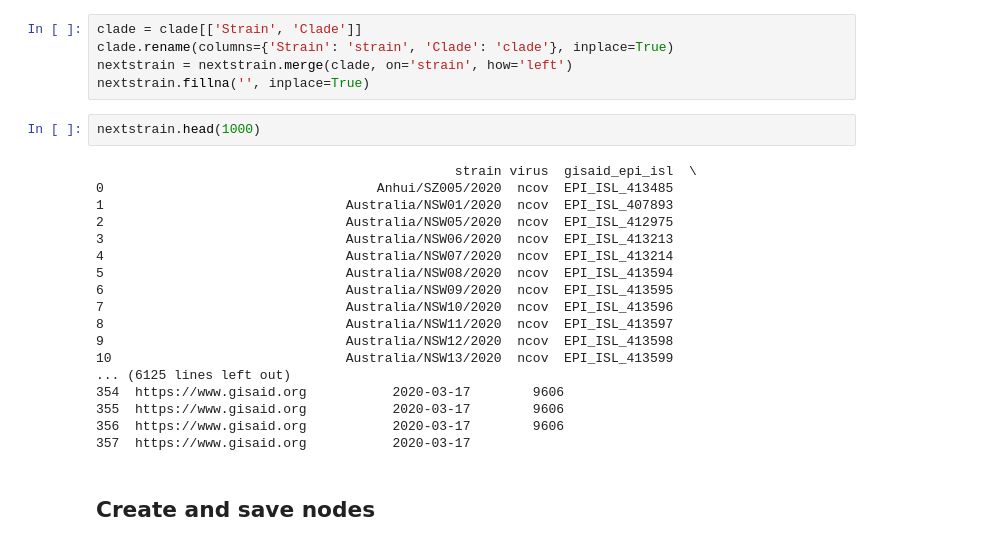
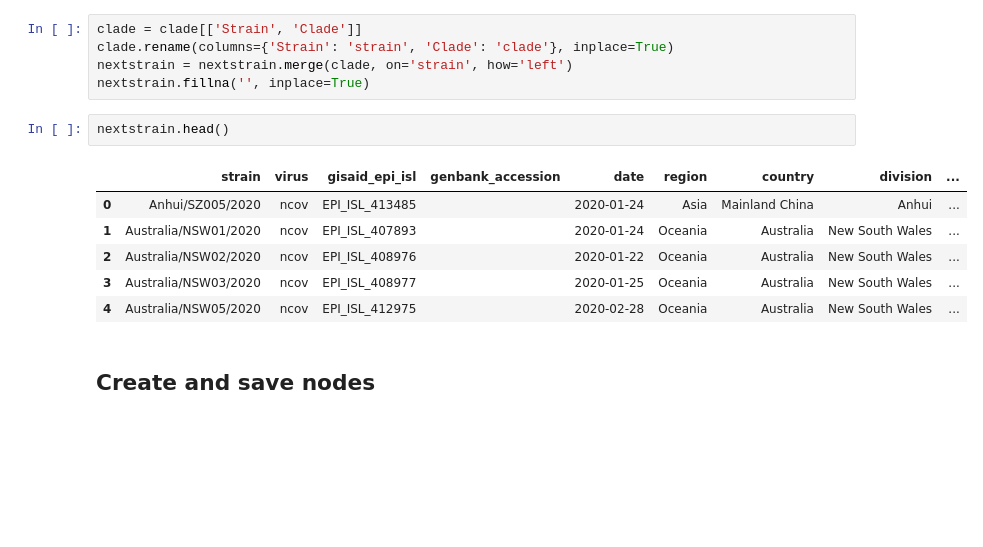
Before and after one commit to sbl-sdsc/coronavirus-knowledge-graph, a Jupyter notebook: notebooks/1a-Strains.ipynb, the cells around one changed output. Drawn from its saved outputs; the diff is of its cells as text; blank space fills up the shorter version.

```diff
--- a/notebooks/1a-Strains.ipynb
+++ b/notebooks/1a-Strains.ipynb
@@ -106,25 +106,14 @@ clade.rename(columns={'Strain': 'strain', 'Clade': 'clade'}, inplace=True)
 nextstrain = nextstrain.merge(clade, on='strain', how='left')
 nextstrain.fillna('', inplace=True)
 # %%
-nextstrain.head(1000)
+nextstrain.head()
 # %% [output]
-                                              strain virus  gisaid_epi_isl  \
-0                                   Anhui/SZ005/2020  ncov  EPI_ISL_413485
-1                               Australia/NSW01/2020  ncov  EPI_ISL_407893
-2                               Australia/NSW05/2020  ncov  EPI_ISL_412975
-3                               Australia/NSW06/2020  ncov  EPI_ISL_413213
-4                               Australia/NSW07/2020  ncov  EPI_ISL_413214
-5                               Australia/NSW08/2020  ncov  EPI_ISL_413594
-6                               Australia/NSW09/2020  ncov  EPI_ISL_413595
-7                               Australia/NSW10/2020  ncov  EPI_ISL_413596
-8                               Australia/NSW11/2020  ncov  EPI_ISL_413597
-9                               Australia/NSW12/2020  ncov  EPI_ISL_413598
-10                              Australia/NSW13/2020  ncov  EPI_ISL_413599
-... (6125 lines left out)
-354  https://www.gisaid.org           2020-03-17        9606
-355  https://www.gisaid.org           2020-03-17        9606
-356  https://www.gisaid.org           2020-03-17        9606
-357  https://www.gisaid.org           2020-03-17
+|  | strain | virus | gisaid_epi_isl | genbank_accession | date | region | country | division | ... |
+| 0 | Anhui/SZ005/2020 | ncov | EPI_ISL_413485 |  | 2020-01-24 | Asia | Mainland China | Anhui | ... |
+| 1 | Australia/NSW01/2020 | ncov | EPI_ISL_407893 |  | 2020-01-24 | Oceania | Australia | New South Wales | ... |
+| 2 | Australia/NSW02/2020 | ncov | EPI_ISL_408976 |  | 2020-01-22 | Oceania | Australia | New South Wales | ... |
+| 3 | Australia/NSW03/2020 | ncov | EPI_ISL_408977 |  | 2020-01-25 | Oceania | Australia | New South Wales | ... |
+| 4 | Australia/NSW05/2020 | ncov | EPI_ISL_412975 |  | 2020-02-28 | Oceania | Australia | New South Wales | ... |
 # %% [markdown]
 ## Create and save nodes
 # %% [markdown]
```
Also changed, not shown: parts of 20 cells of this notebook, 3 other files.
